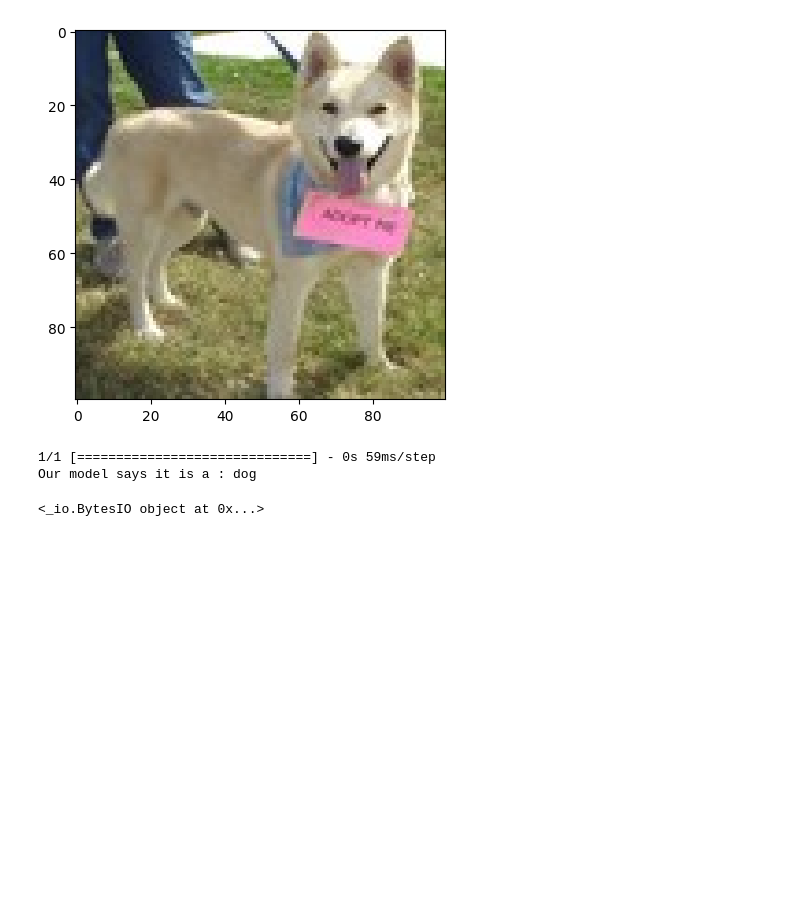
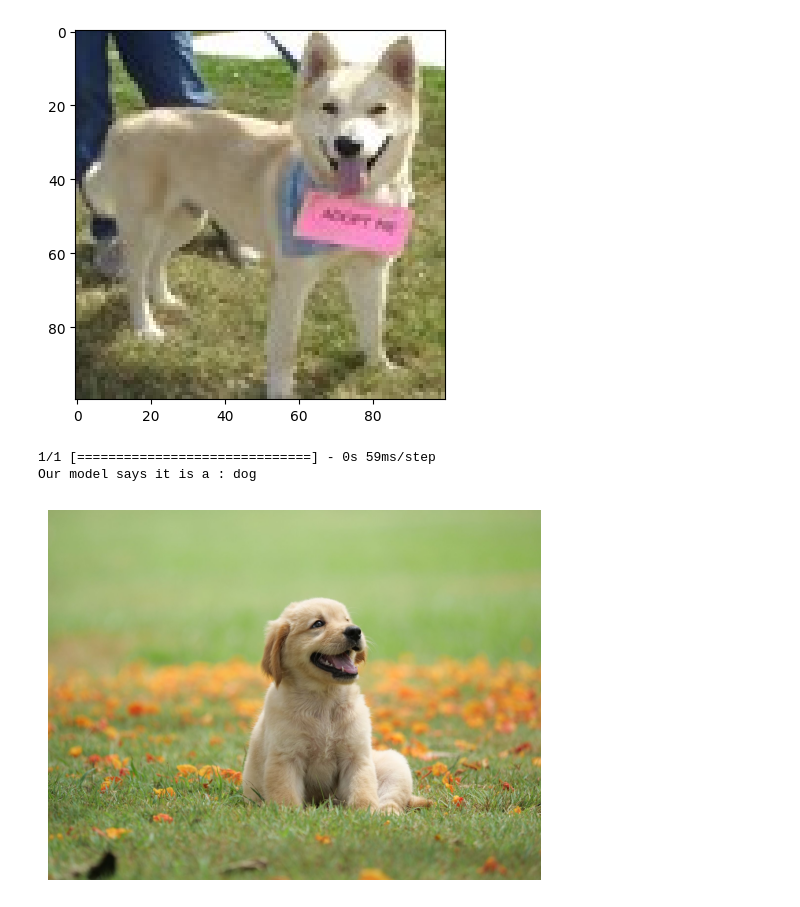
Before and after one commit to kartikayakulshrestha/MeowBar, a Jupyter notebook: nb.ipynb, the cells around one changed output. Saved outputs shown, nothing was run; the diff lists cells and outputs as text; code cells hidden in the pictures; blank space fills up the shorter version.

Commit message:
now input through url and image in context

```diff
--- a/nb.ipynb
+++ b/nb.ipynb
@@ -124,14 +124,24 @@ print("Our model says it is a :", pred)
 [figure]
 1/1 [==============================] - 0s 59ms/step
 Our model says it is a : dog
-# %%
-import requests
-
-x=input("Enter the Url of the image=")
-from io import BytesIO
-
-response=requests.get(x)
-print(BytesIO(response.content))
-#plot.imshow(BytesIO(response.content))
-# %% [output]
-<_io.BytesIO object at 0x...>
+# %%
+import matplotlib.pyplot as plt
+import urllib.request
+from PIL import Image
+import numpy as np
+
+x = input("Enter the URL of the image: ")
+
+# Open the URL for reading using urllib.request.urlopen
+response = urllib.request.urlopen(x)
+img = Image.open(response)
+
+# Convert the PIL image to a NumPy array
+image = np.array(img)
+
+# Display the image using matplotlib.pyplot.imshow
+plt.imshow(image)
+plt.axis('off')  # Turn off axis labels and ticks
+plt.show()
+# %% [output]
+[figure, added]
```
Also changed, not shown: parts of 1 cell of this notebook.
